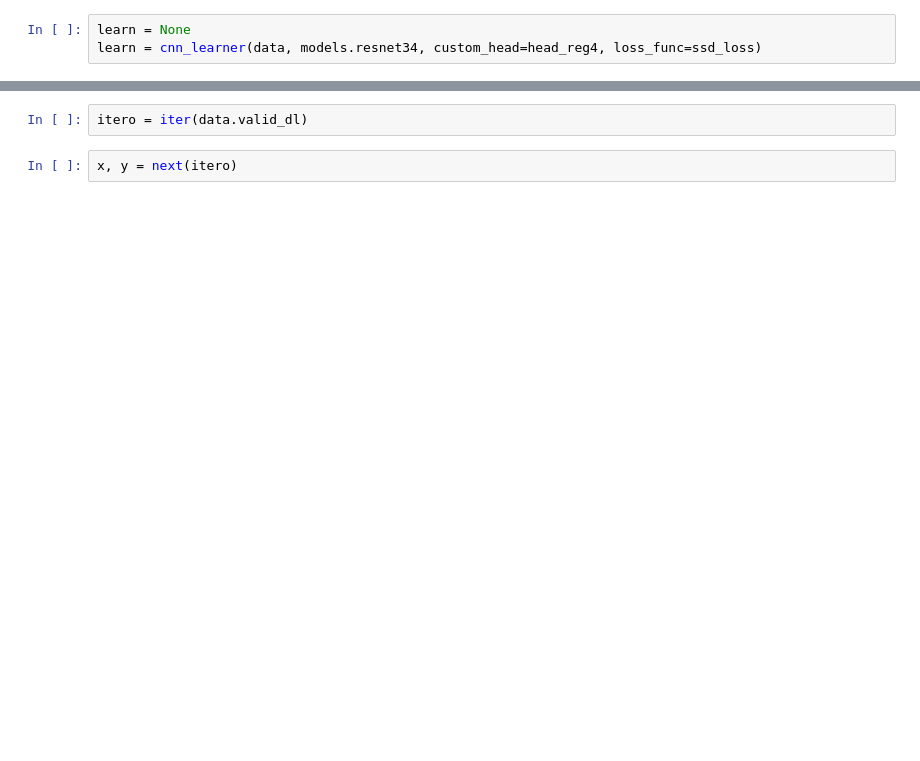
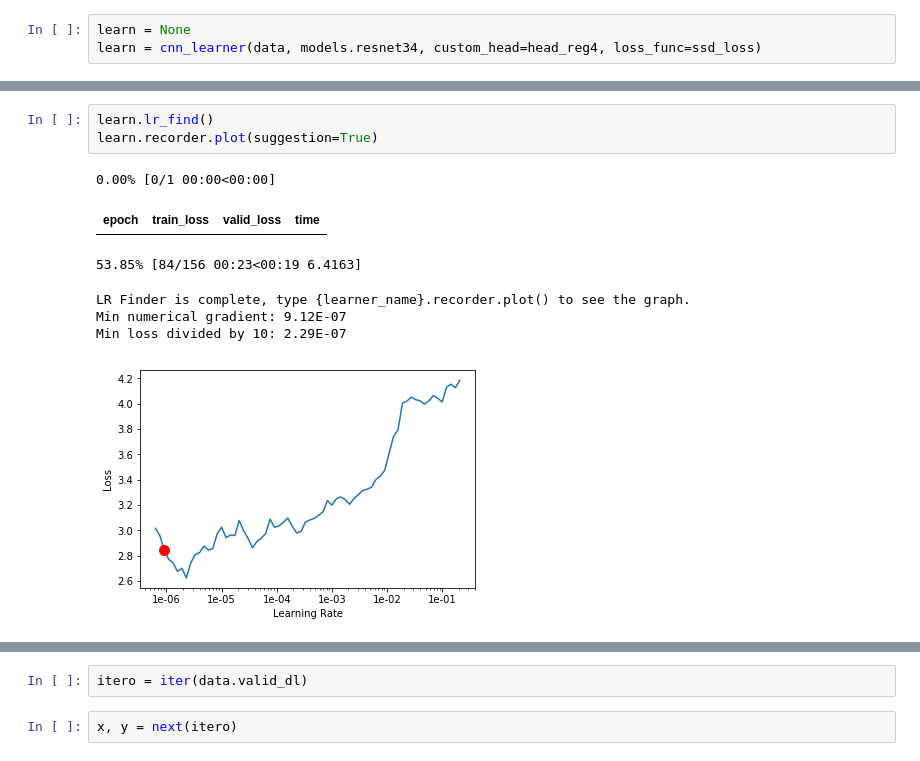
Before and after one commit to sidravic/SSD_ObjectDetection_2, a Jupyter notebook: train/MultiLabelObjectDetection.ipynb, the cells around one changed output, grey strips where cells are left out. Saved outputs shown, nothing was run; the diff lists cells and outputs as text; blank space fills up the shorter version.

```diff
--- a/train/MultiLabelObjectDetection.ipynb
+++ b/train/MultiLabelObjectDetection.ipynb
@@ -721,0 +763,11 @@ learn.fit_one_cycle(5, slice(1e-2))
+# %%
+learn.lr_find()
+learn.recorder.plot(suggestion=True)
+# %% [output]
+0.00% [0/1 00:00<00:00]
+| epoch | train_loss | valid_loss | time |
+53.85% [84/156 00:23<00:19 6.4163]
+LR Finder is complete, type {learner_name}.recorder.plot() to see the graph.
+Min numerical gradient: 9.12E-07
+Min loss divided by 10: 2.29E-07
+[figure, added]
```
Also changed, not shown: parts of 31 cells of this notebook.
